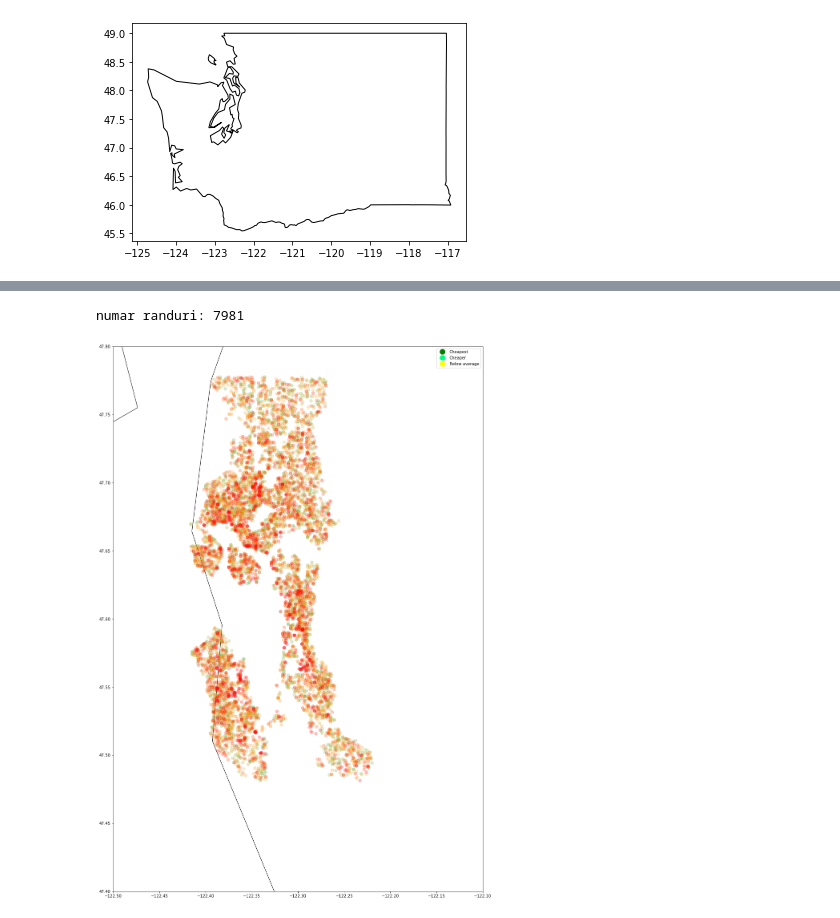
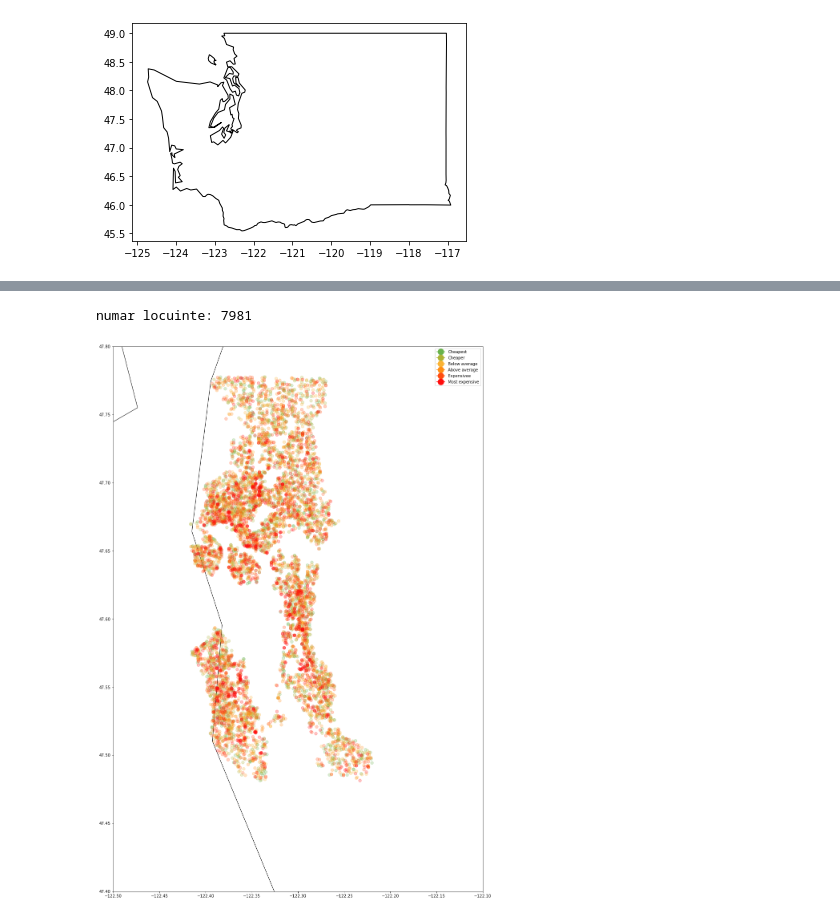
Before and after one commit to jafetimbre/mib-fiesta, a Jupyter notebook: src/beresescu_copy.ipynb, the cells around one changed output, grey strips where cells are left out. Drawn from its saved outputs; the diff is of its cells as text; code cells hidden in the pictures.

```diff
--- a/src/beresescu_copy.ipynb
+++ b/src/beresescu_copy.ipynb
@@ -71,28 +89,34 @@ houses
 # %%
 ax = usa[usa.STATE_NAME == "Washington"].plot(color='white', edgecolor="black", figsize=(25,25))
 #ax.margins(x=-0.2, y=-0.45)
 ax.set_xlim(-122.5, -122.1)
 ax.set_ylim(47.4, 47.8)
 gradient_arr = ['#69B34C', '#ACB334', '#FAB334', '#FF8E15', '#FF4E11', '#FF0D0D']
 houses.sort_values(by=['price'])
 row_numbers = len(houses['price'])
-print("numar randuri:", row_numbers)
+print("numar locuinte:", row_numbers)
 separator = row_numbers / 6
 
 for i, row in houses.iterrows():
   plt.plot(row['long'], row['lat'], marker=".", color=gradient_arr[int(i/separator)], markersize=15, alpha=0.25)
 #plt.legend(['green', 'light green', 'light yellow', 'yellow', 'orange', 'red'], ['cheapest', 'cheaper', 'below average', 'above average', 'expensive', 'the most expensive']);
-cheapest_legend = Line2D([0], [0], marker='o', color='w', label='Cheapest',
-                        markerfacecolor='green', markersize=15)
-cheaper_legend = Line2D([0], [0], marker='o', color='w', label='Cheaper',
-                        markerfacecolor='springgreen', markersize=15)
-below_legend = Line2D([0], [0], marker='o', color='w', label='Below average',
-                        markerfacecolor='yellow', markersize=15)
-plt.legend(handles=[cheapest_legend, cheaper_legend, below_legend])
+cheapest_legend = Line2D([0], [0], marker='o', color='#69B34C', label='Cheapest',
+                        markerfacecolor='#69B34C', markersize=15)
+cheaper_legend = Line2D([0], [0], marker='o', color='#ACB334', label='Cheaper',
+                        markerfacecolor='#ACB334', markersize=15)
+below_legend = Line2D([0], [0], marker='o', color='#FAB334', label='Below average',
+                        markerfacecolor='#FAB334', markersize=15)
+above_legend = Line2D([0], [0], marker='o', color='#FF8E15', label='Above average',
+                        markerfacecolor='#FF8E15', markersize=15)
+expensive_legend = Line2D([0], [0], marker='o', color='#FF4E11', label='Expensivee',
+                        markerfacecolor='#FF4E11', markersize=15)
+most_exp_legend = Line2D([0], [0], marker='o', color='#FF0D0D', label='Most expensive',
+                        markerfacecolor='#FF0D0D', markersize=15)
+plt.legend(handles=[cheapest_legend, cheaper_legend, below_legend, above_legend, expensive_legend, most_exp_legend])
 plt.show()
 # %% [output]
-numar randuri: 7981
+numar locuinte: 7981
-[figure, old version]
+[figure, new version]
 # %%
 seattle_map = folium.Map(location=[47.6561, -122.005],
                         zoom_start=16,
```
Also changed, not shown: parts of 4 cells of this notebook.
